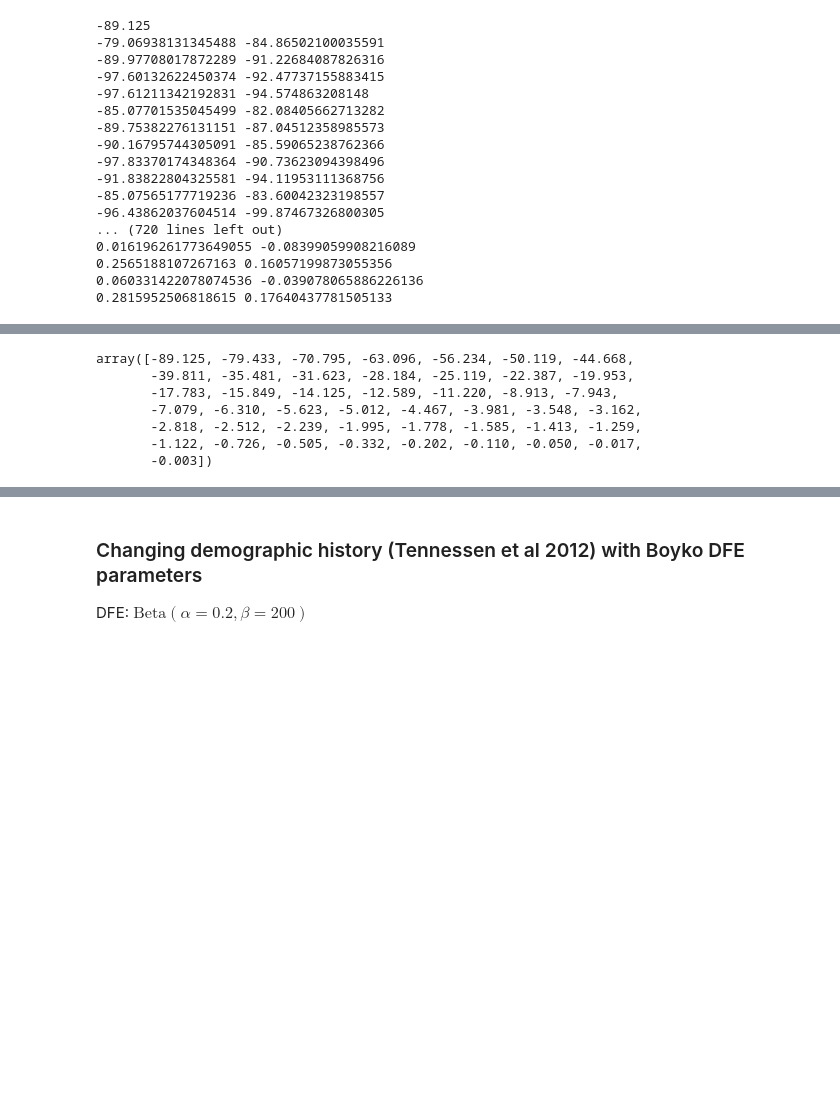
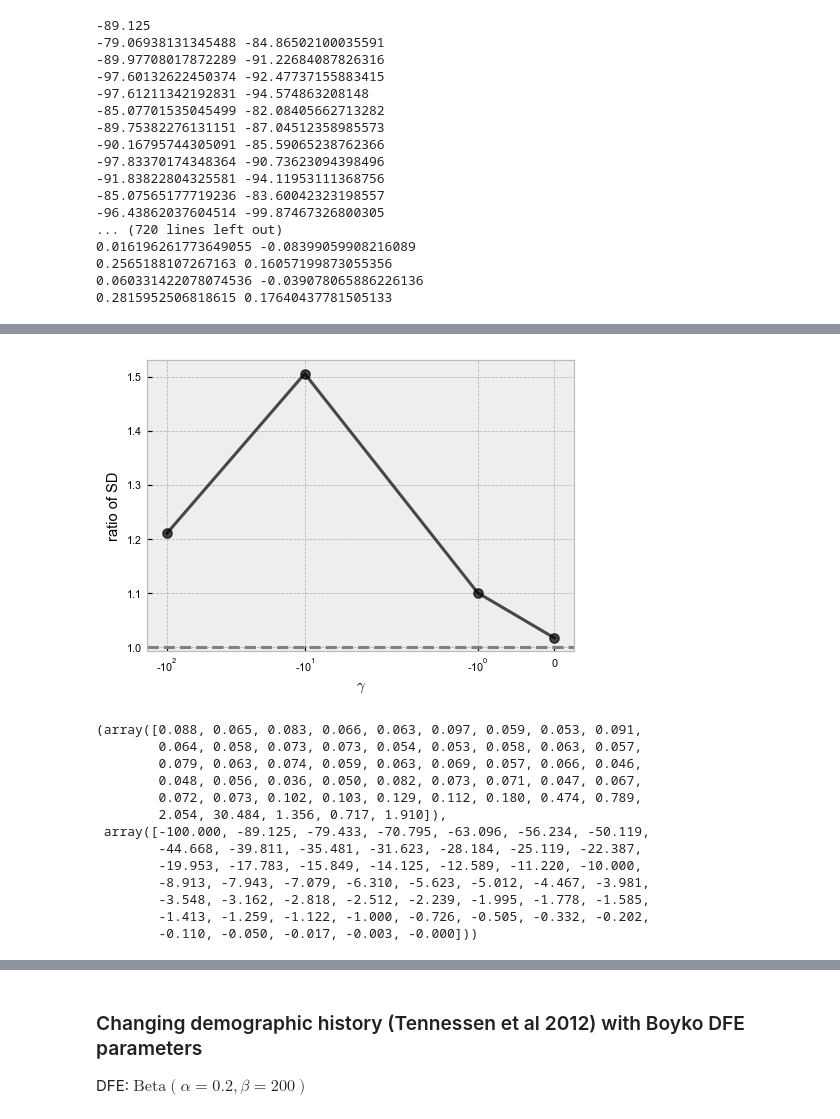
Before and after one commit to VivaswatS/selCoefEst, a Jupyter notebook: changingpopsizesims.ipynb, the cells around one changed output, grey strips where cells are left out. Saved outputs shown, nothing was run; the diff lists cells and outputs as text; code cells hidden in the pictures; blank space fills up the shorter version.

```diff
--- a/changingpopsizesims.ipynb
+++ b/changingpopsizesims.ipynb
@@ -985,11 +1020,34 @@ for ig, g in enumerate(np.setdiff1d(-np.append(np.linspace(0.0, 1.0, num=10)**np
+# %%
+# plt.plot([-50,-0.5,0],np.std(parestfreq,axis=1)/np.std(parestage,axis=1),'k-o', alpha=0.7); plt.xscale('symlog'); plt.ylabel('ratio of SD'); plt.xlabel(r'$\gamma$'); plt.axhline(1,color='grey',ls='--')
+
+os.chdir('/Users/vivaswatshastry/selCoefEst/PReFerSims')
+parest = np.loadtxt("resfiles/parestres10Jan23.txt",delimiter=' ')
+parestfreq = parest[:,0].reshape(-1,10); parestage = parest[:,1].reshape(-1,10)
+# plt.plot([-100,-10,-1,0],np.std(parestfreq,axis=1)/np.std(parestage,axis=1),'k-o', alpha=0.7); plt.xscale('symlog'); plt.ylabel('ratio of SD'); plt.xlabel(r'$\gamma$'); plt.axhline(1,color='grey',ls='--');
+plt.plot([-100,-10,-1,0],np.std(parestfreq,axis=1)/np.std(parestage,axis=1),'k-o', alpha=0.7); plt.xscale('symlog'); plt.ylabel('ratio of SD'); plt.xlabel(r'$\gamma$'); plt.axhline(1,color='grey',ls='--');
+
+# plt.plot(np.append(np.linspace(0.0, 1.0, num=10)[1:]**np.exp(1),np.geomspace(100,1,40,endpoint=False)[::-1])[::-1],np.std(parestfreq,axis=1)/np.std(parestage,axis=1),'k-o', alpha=0.7); plt.xscale('symlog'); plt.ylabel('ratio of SD'); plt.xlabel(r'$\gamma$'); plt.axhline(1,color='grey',ls='--'); plt.text(1,30,'RMSE\nfreq only: 3.93\nfreq & age: 0.26',fontsize=10)
+# plt.plot(-np.append(np.linspace(0.0, 1.0, num=10)**np.exp(1),np.geomspace(100,1,40,endpoint=False)[::-1])[::-1],-np.abs(np.std(parestage,axis=1)/np.mean(parestage,axis=1))+np.abs(np.std(parestfreq,axis=1)/np.mean(parestfreq,axis=1)),'k-o', alpha=0.7); plt.xscale('symlog'); plt.ylabel('ratio of CV'); plt.xlabel(r'$\gamma$'); plt.axhline(0,color='grey',ls='--'); plt.ylim((-1,0.1))
+
+# gainmom, gainprf = np.array([1.24191538e+00, 1.84289892e+00, 1.30432199e+00, 7.86562111e-01, 7.21972888e-01, 1.29473337e+00, 9.82358160e-12]), np.array([1.022, 1.28412464, 1.089, 1.02163206, 1.112, 1.53472087, 0.947, 0.97024787, 0.880, 0.9260589, 0.875, 0.88787239, 0.851])
+# plt.plot([-100,-30,-10,-3,-1,-0.3,0],gainmom,'-o',color='purple',alpha=0.7,label='moments');
+# plt.plot([-100,-60,-30,-15,-10,-6,-3,-1.5,-1,-0.6,-0.3,-0.15,0],gainprf,'-o',color='green',alpha=0.7,label='PReFerSim')
+# plt.xlabel(r'$\gamma$'); plt.ylabel('ratio of SD'); plt.legend(); plt.xlabel(r'$\gamma$'); plt.axhline(1,color='grey',ls='--'); plt.xscale('symlog'); plt.xlim((-120,0.1))
+# %% [output]
+[figure, added]
 # %%
-np.setdiff1d(-np.append(np.linspace(0.0, 1.0, num=10)**np.exp(1),np.geomspace(100,1,40,endpoint=False)[::-1])[::-1],[-100.,-10.,-1.,-0.0])
-# np.where(np.std(parestfreq,axis=1)==0)[0]
+np.abs(np.std(parestfreq,axis=1)/np.mean(parestfreq,axis=1)), -np.append(np.linspace(0.0, 1.0, num=10)**np.exp(1),np.geomspace(100,1,40,endpoint=False)[::-1])[::-1]
 # %% [output]
-array([-89.125, -79.433, -70.795, -63.096, -56.234, -50.119, -44.668,
-       -39.811, -35.481, -31.623, -28.184, -25.119, -22.387, -19.953,
-       -17.783, -15.849, -14.125, -12.589, -11.220, -8.913, -7.943,
-       -7.079, -6.310, -5.623, -5.012, -4.467, -3.981, -3.548, -3.162,
-       -2.818, -2.512, -2.239, -1.995, -1.778, -1.585, -1.413, -1.259,
-       -1.122, -0.726, -0.505, -0.332, -0.202, -0.110, -0.050, -0.017,
-       -0.003])
+(array([0.088, 0.065, 0.083, 0.066, 0.063, 0.097, 0.059, 0.053, 0.091,
+        0.064, 0.058, 0.073, 0.073, 0.054, 0.053, 0.058, 0.063, 0.057,
+        0.079, 0.063, 0.074, 0.059, 0.063, 0.069, 0.057, 0.066, 0.046,
+        0.048, 0.056, 0.036, 0.050, 0.082, 0.073, 0.071, 0.047, 0.067,
+        0.072, 0.073, 0.102, 0.103, 0.129, 0.112, 0.180, 0.474, 0.789,
+        2.054, 30.484, 1.356, 0.717, 1.910]),
+ array([-100.000, -89.125, -79.433, -70.795, -63.096, -56.234, -50.119,
+        -44.668, -39.811, -35.481, -31.623, -28.184, -25.119, -22.387,
+        -19.953, -17.783, -15.849, -14.125, -12.589, -11.220, -10.000,
+        -8.913, -7.943, -7.079, -6.310, -5.623, -5.012, -4.467, -3.981,
+        -3.548, -3.162, -2.818, -2.512, -2.239, -1.995, -1.778, -1.585,
+        -1.413, -1.259, -1.122, -1.000, -0.726, -0.505, -0.332, -0.202,
+        -0.110, -0.050, -0.017, -0.003, -0.000]))
```
Also changed, not shown: parts of 7 cells of this notebook, 4 other files.
